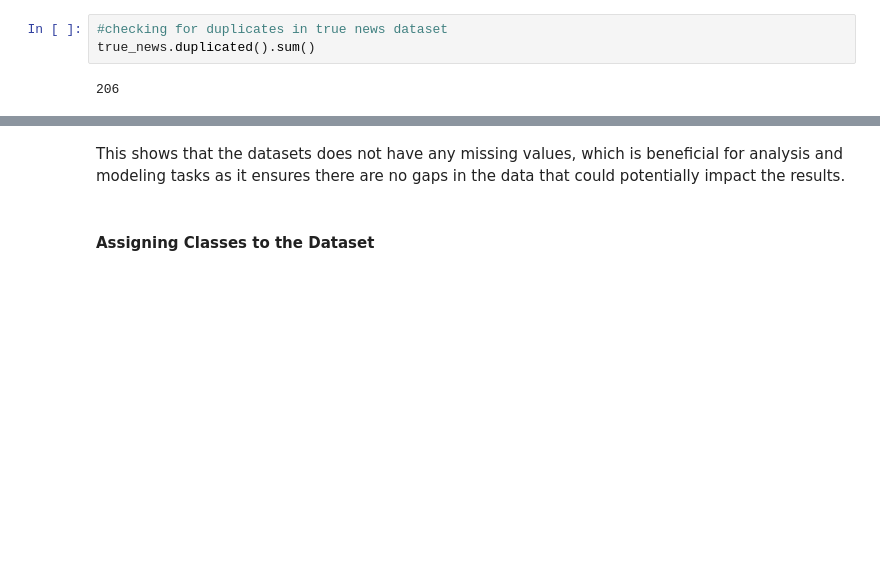
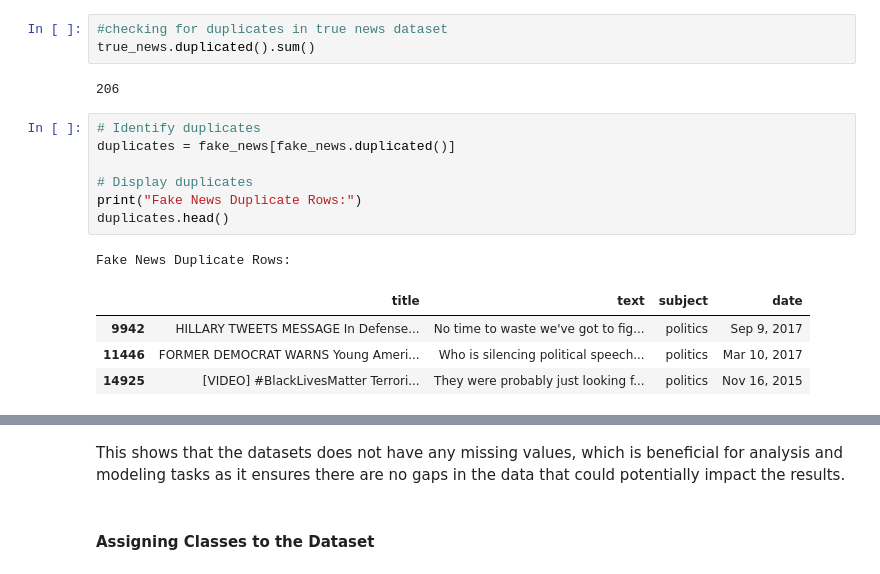
Before and after one commit to idatonui/Fake-News-Prediction, a Jupyter notebook: Fake News Prediction Notebook.ipynb, the cells around one changed output, grey strips where cells are left out. Saved outputs shown, nothing was run; the diff lists cells and outputs as text; blank space fills up the shorter version.

```diff
--- a/Fake News Prediction Notebook.ipynb
+++ b/Fake News Prediction Notebook.ipynb
@@ -215,3 +218,16 @@ fake_news.duplicated().sum()
 true_news.duplicated().sum()
 # %% [output]
 206
+# %%
+# Identify duplicates
+duplicates = fake_news[fake_news.duplicated()]
+
+# Display duplicates
+print("Fake News Duplicate Rows:")
+duplicates.head()
+# %% [output]
+Fake News Duplicate Rows:
+|  | title | text | subject | date |
+| 9942 | HILLARY TWEETS MESSAGE In Defense... | No time to waste we've got to fig... | politics | Sep 9, 2017 |
+| 11446 | FORMER DEMOCRAT WARNS Young Ameri... | Who is silencing political speech... | politics | Mar 10, 2017 |
+| 14925 | [VIDEO] #BlackLivesMatter Terrori... | They were probably just looking f... | politics | Nov 16, 2015 |
```
Also changed, not shown: parts of 32 cells of this notebook, 1 other file.
